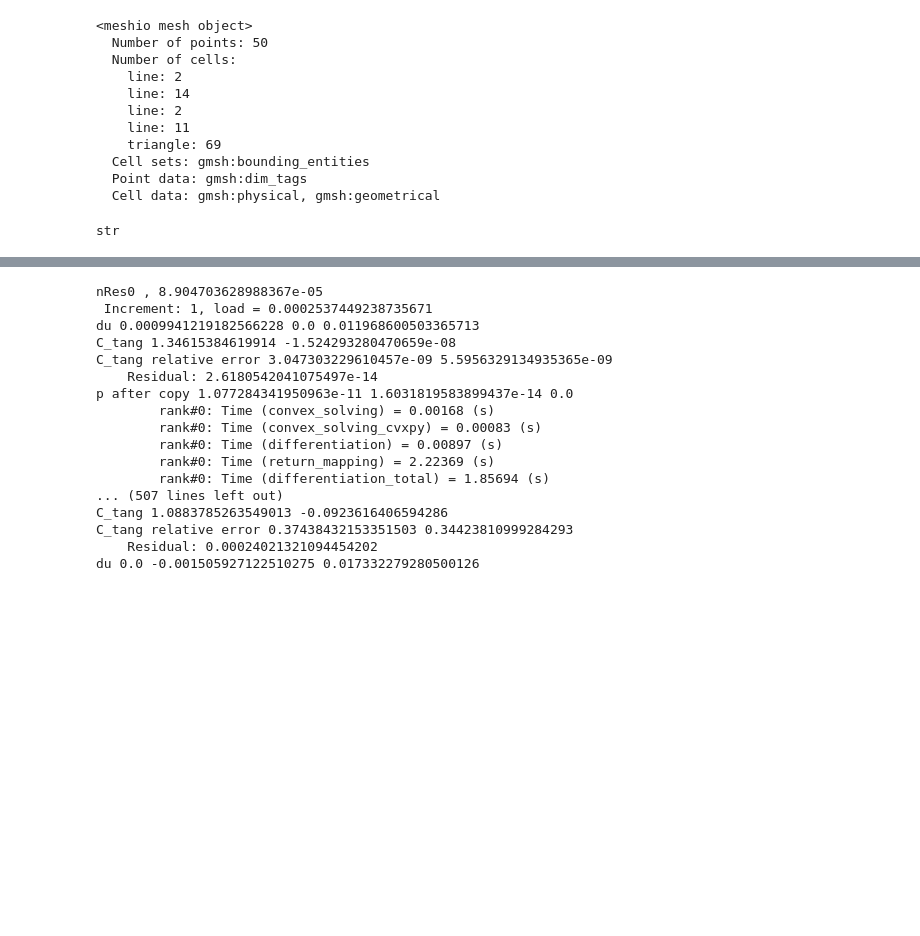
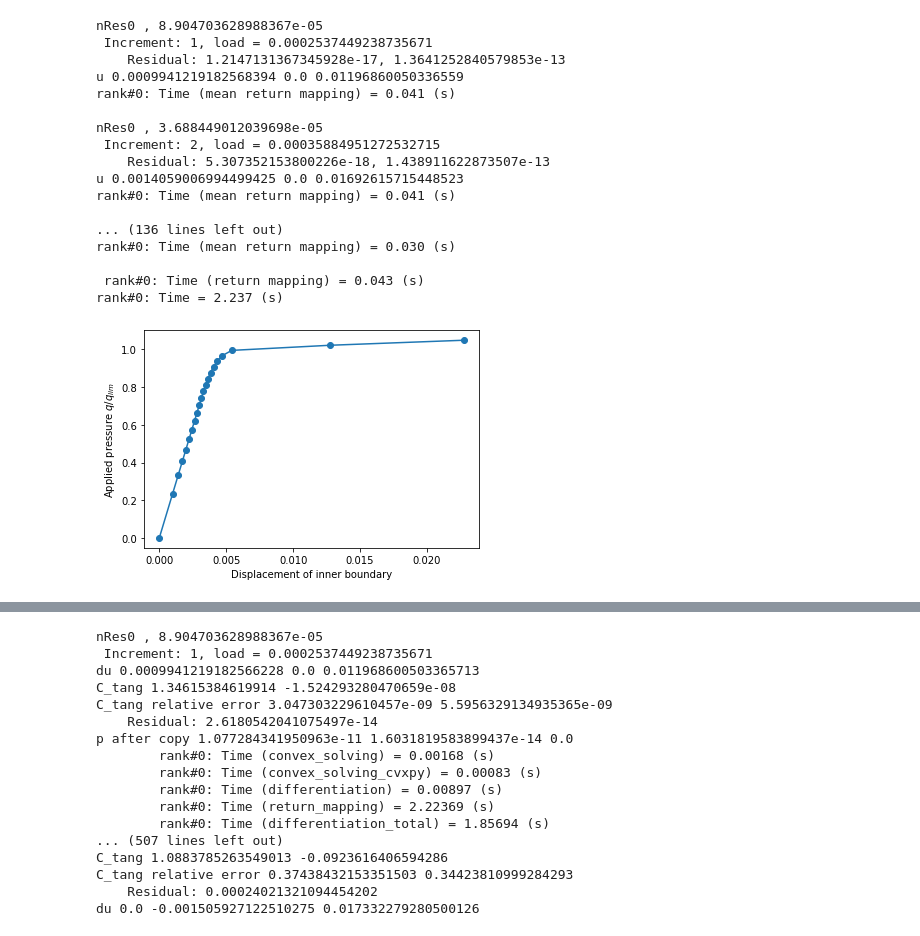
Before and after one commit to a-latyshev/convex-plasticity, a Jupyter notebook: optimisation/plasticity_analysis.ipynb, the cells around one changed output, grey strips where cells are left out. Saved outputs shown, nothing was run; the diff lists cells and outputs as text; code cells hidden in the pictures; blank space fills up the shorter version.

Commit message:
[WIP] Added functionality to analyse different approaches to solve plasticity problems for vonMises and DruckerPrager criteria

```diff
--- a/optimisation/plasticity_analysis.ipynb
+++ b/optimisation/plasticity_analysis.ipynb
@@ -16,38 +15,11 @@ import numpy as np
 # %%
-def plot_displacement(results):
-    plt.plot(results[:, 0], results[:, 1], "-o")
-    plt.xlabel("Displacement of inner boundary")
-    plt.ylabel(r"Applied pressure $q/q_{lim}$")
-    plt.savefig(f"displacement_rank{MPI.COMM_WORLD.rank:d}.png")
-    plt.show()
+def plot_dsiplacement(points_on_proc, results):
+    if len(points_on_proc) > 0:
+        plt.plot(results[:, 0], results[:, 1], "-o")
+        plt.xlabel("Displacement of inner boundary")
+        plt.ylabel(r"Applied pressure $q/q_{lim}$")
+        plt.savefig(f"displacement_rank{MPI.COMM_WORLD.rank:d}.png")
+        plt.show()
-# %%
-if MPI.COMM_WORLD.rank == 0:
-    #It works with the msh4 only!!
-    msh = meshio.read("thick_cylinder_coarse.msh")
-
-    # Create and save one file for the mesh, and one file for the facets
-    triangle_mesh = fs.create_mesh(msh, "triangle", prune_z=True)
-    line_mesh = fs.create_mesh(msh, "line", prune_z=True)
-    meshio.write("thick_cylinder.xdmf", triangle_mesh)
-    meshio.write("mt.xdmf", line_mesh)
-    print(msh)
-# %% [output]
-<meshio mesh object>
-  Number of points: 50
-  Number of cells:
-    line: 2
-    line: 14
-    line: 2
-    line: 11
-    triangle: 69
-  Cell sets: gmsh:bounding_entities
-  Point data: gmsh:dim_tags
-  Cell data: gmsh:physical, gmsh:geometrical
-# %%
-s = "thick_cylinder_coarse.msh"
-type(s)
-# %% [output]
-str
 # %%
 Pa_dim = 70e3
 E = 70e3 / Pa_dim #[-]
@@ -56,3 +28,32 @@ nu = 0.3 #[-]
 sig0 = 250 / Pa_dim #[-]
 Et = E/100.  # tangent modulus
 H = E*Et/(E-Et)  # hardening modulus
+
+alpha = 0.01
+vonMises = crm.vonMises(sig0, H)
+DruckerPrager = crm.DruckerPrager(sig0, alpha, H)
+material_vM = crm.Material(crm.IsotropicElasticity(E, nu), vonMises)
+material_DP = crm.Material(crm.IsotropicElasticity(E, nu), DruckerPrager)
+# %%
+plasticity = pf.StandardDPPlasticity(material_DP, mesh_name="thick_cylinder_coarse.msh")
+points_on_proc, results = plasticity.solve()
+plot_dsiplacement(points_on_proc, results)
+# %% [output]
+nRes0 , 8.904703628988367e-05
+ Increment: 1, load = 0.0002537449238735671
+    Residual: 1.2147131367345928e-17, 1.3641252840579853e-13
+u 0.0009941219182568394 0.0 0.01196860050336559
+rank#0: Time (mean return mapping) = 0.041 (s)
+
+nRes0 , 3.688449012039698e-05
+ Increment: 2, load = 0.00035884951272532715
+    Residual: 5.307352153800226e-18, 1.438911622873507e-13
+u 0.0014059006994499425 0.0 0.01692615715448523
+rank#0: Time (mean return mapping) = 0.041 (s)
+
+... (136 lines left out)
+rank#0: Time (mean return mapping) = 0.030 (s)
+
+ rank#0: Time (return mapping) = 0.043 (s)
+rank#0: Time = 2.237 (s)
+[figure, added]
```
Also changed, not shown: parts of 8 cells of this notebook, 5 other files.
